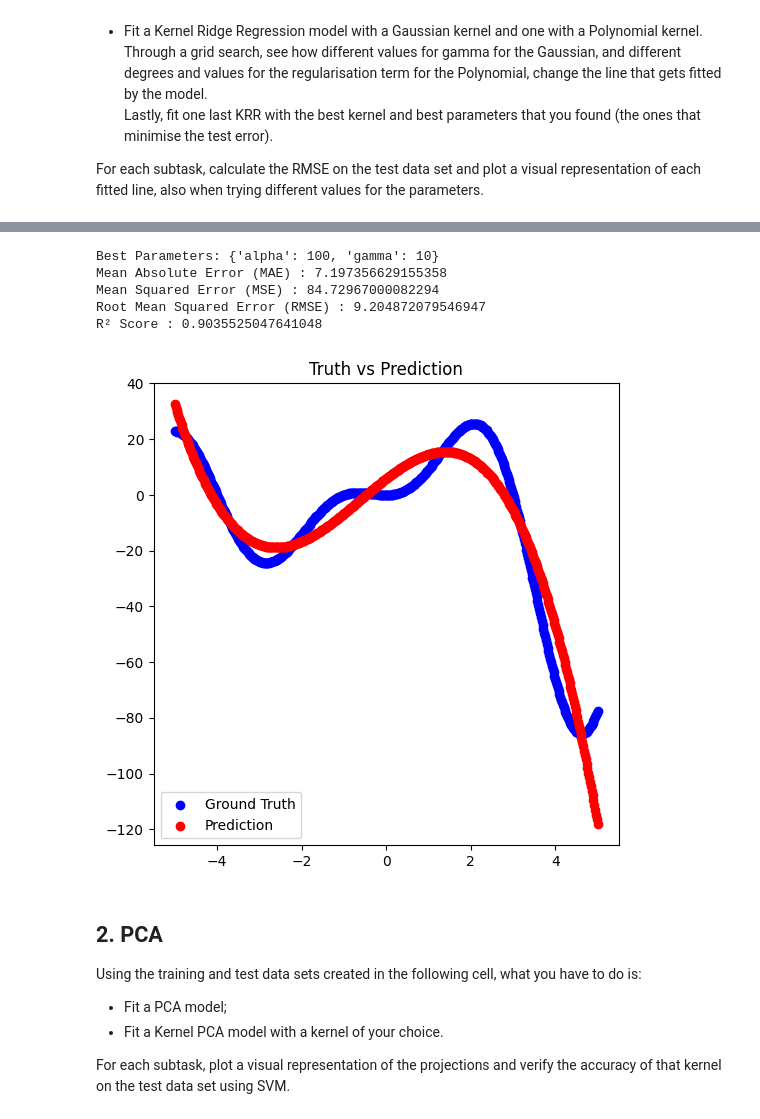
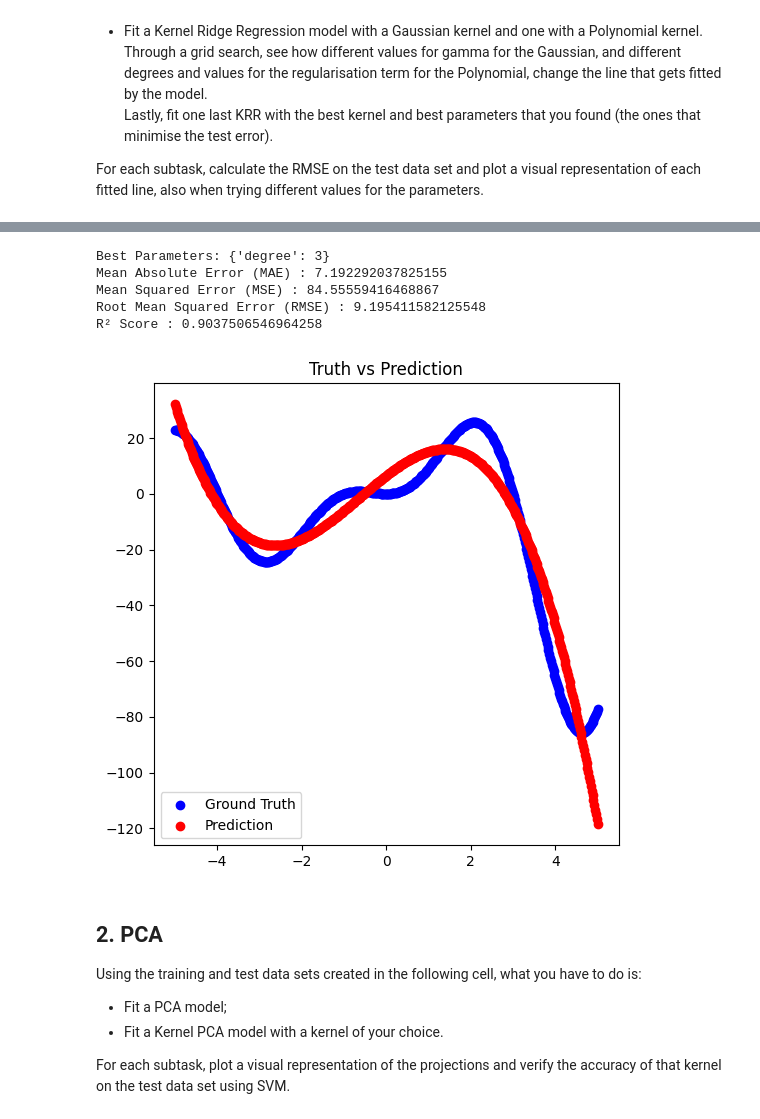
Before and after one commit to frekkoz3/Intro_to_ML_24-25, a Jupyter notebook: challenges/challenge 2/challenge_two.ipynb, the cells around one changed output, grey strips where cells are left out. Drawn from its saved outputs; the diff is of its cells as text; code cells hidden in the pictures.

```diff
--- a/challenges/challenge 2/challenge_two.ipynb
+++ b/challenges/challenge 2/challenge_two.ipynb
@@ -124,22 +124,21 @@ R² Score : 0.9999453999614402
 # %%
 model = KernelRidge(kernel="poly")
 param_grid = {
-    "alpha" : [0.001, 0.01, 0.1, 1, 10, 100],
-    "gamma" : [1, 2, 3, 4, 5, 6, 7, 8, 9, 10]
+    "degree" : [1, 2, 3, 4, 5, 6, 7, 8, 9, 10]
 }
 grid_search = GridSearchCV(model, param_grid, cv = 5, scoring="r2")
 grid_search.fit(X_train, y_train)
 print("Best Parameters:", grid_search.best_params_)
 best_model = grid_search.best_estimator_
 print(regression_report(y_test, best_model.predict(X_test)))
 truth_vs_prediction_plot(X_test, y_test, best_model)
 # %% [output]
-Best Parameters: {'alpha': 100, 'gamma': 10}
-Mean Absolute Error (MAE) : 7.197356629155358
-Mean Squared Error (MSE) : 84.72967000082294
-Root Mean Squared Error (RMSE) : 9.204872079546947
-R² Score : 0.9035525047641048
+Best Parameters: {'degree': 3}
+Mean Absolute Error (MAE) : 7.192292037825155
+Mean Squared Error (MSE) : 84.55559416468867
+Root Mean Squared Error (RMSE) : 9.195411582125548
+R² Score : 0.9037506546964258
-[figure, old version]
+[figure, new version]
 # %% [markdown]
 ## 2. PCA
 Using the training and test data sets created in the following cell, what you have to do is:
```
Also changed, not shown: parts of 7 cells of this notebook, 8 other files.
